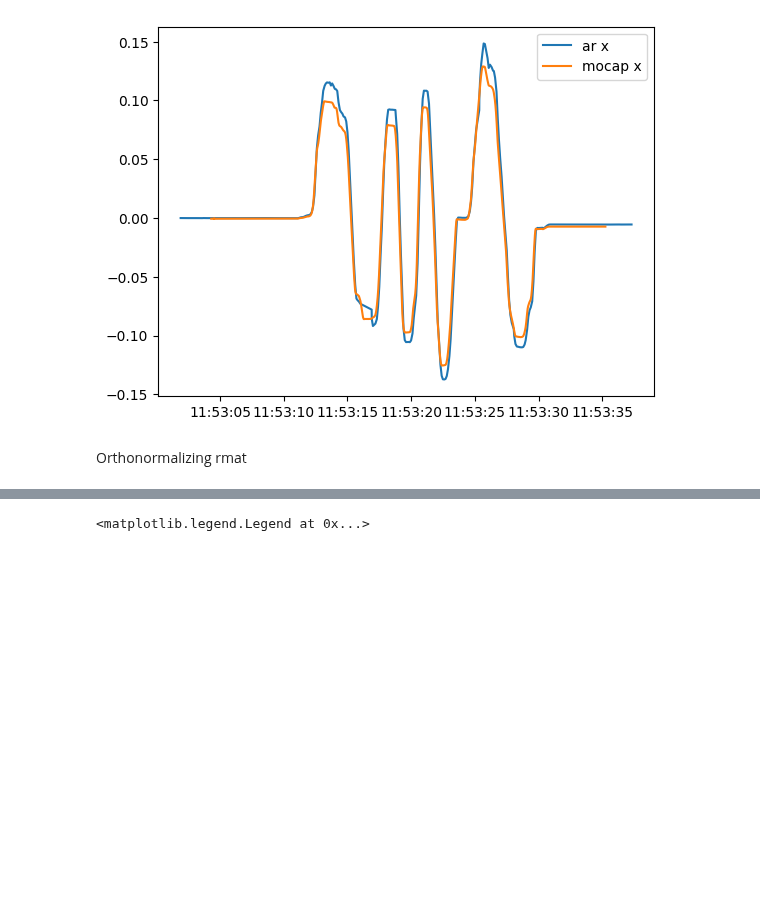
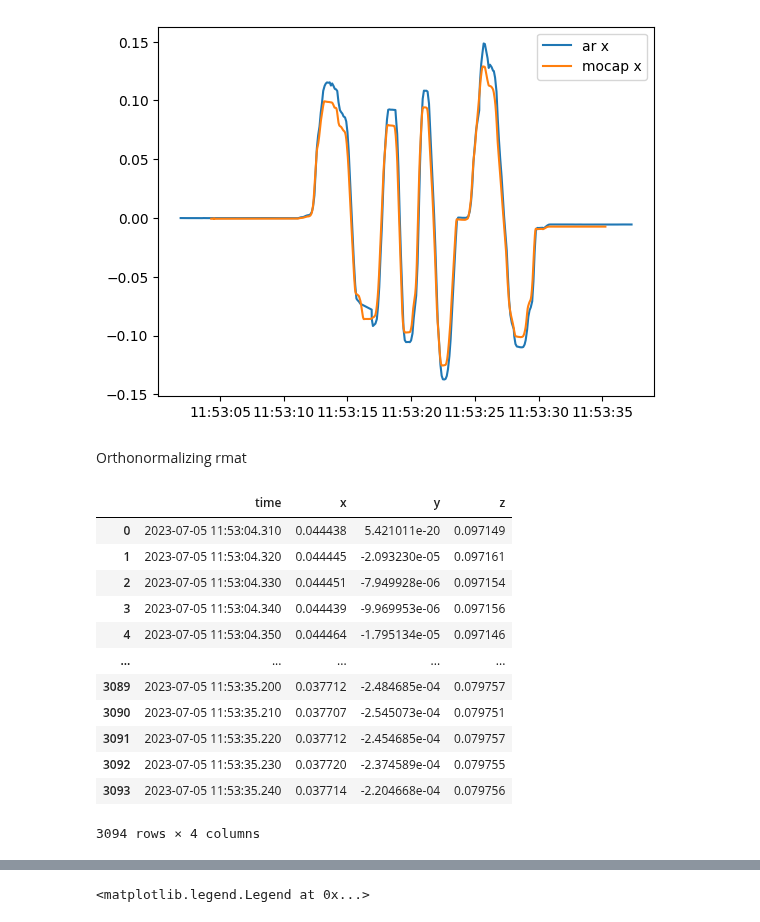
Before and after one commit to SujithChristopher/armbo, a Jupyter notebook: ipy_notebooks/inference_mocap_multiclass_static.ipynb, the cells around one changed output, grey strips where cells are left out. Drawn from its saved outputs; the diff is of its cells as text; code cells hidden in the pictures; blank space fills up the shorter version.

```diff
--- a/ipy_notebooks/inference_mocap_multiclass_static.ipynb
+++ b/ipy_notebooks/inference_mocap_multiclass_static.ipynb
@@ -647,3 +688,19 @@ Orthonormalizing rmat
 # %%
 # orthonormalizing rmat
 orthormat = np.linalg.qr(rmat)[0]
+# %%
+_mc_df
+# %% [output]
+|  | time | x | y | z |
+| 0 | 2023-07-05 11:53:04.310 | 0.044438 | 5.421011e-20 | 0.097149 |
+| 1 | 2023-07-05 11:53:04.320 | 0.044445 | -2.093230e-05 | 0.097161 |
+| 2 | 2023-07-05 11:53:04.330 | 0.044451 | -7.949928e-06 | 0.097154 |
+| 3 | 2023-07-05 11:53:04.340 | 0.044439 | -9.969953e-06 | 0.097156 |
+| 4 | 2023-07-05 11:53:04.350 | 0.044464 | -1.795134e-05 | 0.097146 |
+| ... | ... | ... | ... | ... |
+| 3089 | 2023-07-05 11:53:35.200 | 0.037712 | -2.484685e-04 | 0.079757 |
+| 3090 | 2023-07-05 11:53:35.210 | 0.037707 | -2.545073e-04 | 0.079751 |
+| 3091 | 2023-07-05 11:53:35.220 | 0.037712 | -2.454685e-04 | 0.079757 |
+| 3092 | 2023-07-05 11:53:35.230 | 0.037720 | -2.374589e-04 | 0.079755 |
+| 3093 | 2023-07-05 11:53:35.240 | 0.037714 | -2.204668e-04 | 0.079756 |
+3094 rows × 4 columns
```
Also changed, not shown: parts of 14 cells of this notebook, 1 other file.
